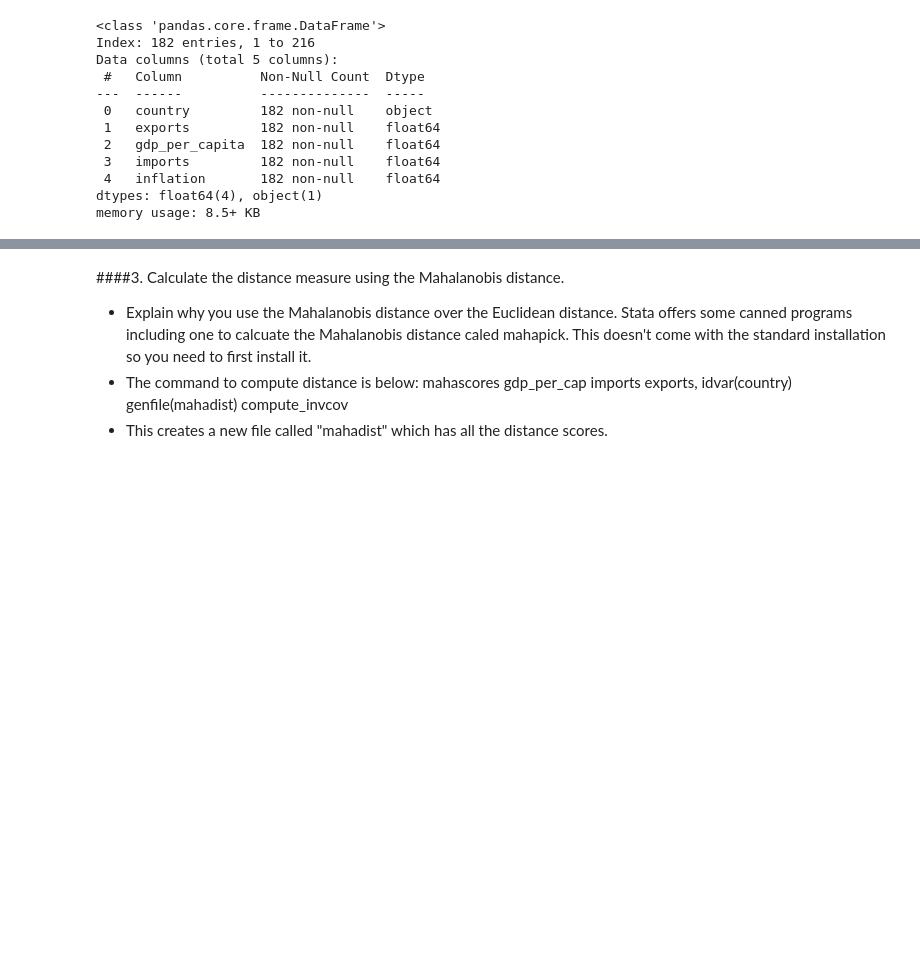
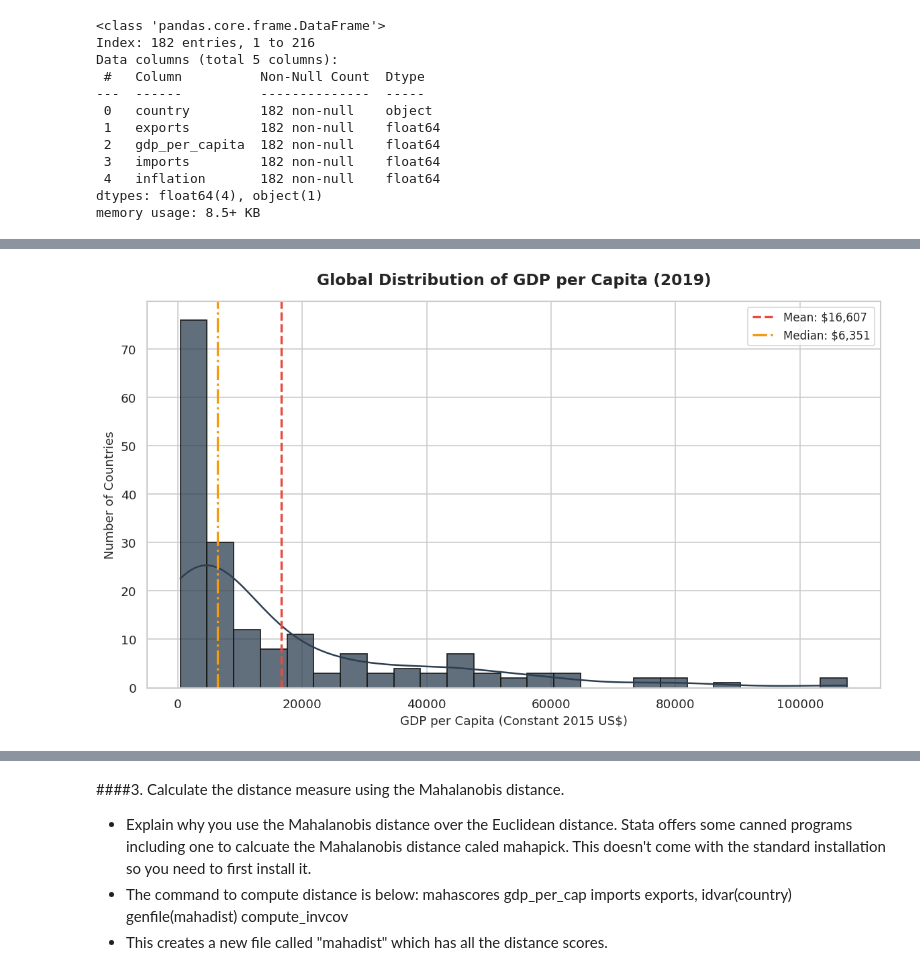
Before and after one commit to chipojaya1/ISS-Economic-Distance, a Jupyter notebook: Economic_distance_analysis.ipynb, the cells around one changed output, grey strips where cells are left out. Cells and saved outputs as stored; diff of their text form; code cells hidden in the pictures; blank space fills up the shorter version.

```diff
--- a/Economic_distance_analysis.ipynb
+++ b/Economic_distance_analysis.ipynb
@@ -216,0 +244,17 @@ Text(0.5, 0, 'Exports of goods and services (% of GDP)')
+# %%
+# 1. Standalone GDP per Capita Distribution
+sns.set_theme(style="whitegrid")
+plt.figure(figsize=(10, 6), dpi=120)
+
+sns.histplot(wdi_df['gdp_per_capita'], kde=True, color='#2C3E50', bins=25, alpha=0.75, edgecolor='#1A1A1A')
+plt.axvline(wdi_df['gdp_per_capita'].mean(), color='#E74C3C', linestyle='--', linewidth=2, label=f"Mean: ${wdi_df['gdp_per_capita'].mean():,.0f}")
+plt.axvline(wdi_df['gdp_per_capita'].median(), color='#F39C12', linestyle='-.', linewidth=2, label=f"Median: ${wdi_df['gdp_per_capita'].median():,.0f}")
+
+plt.title('Global Distribution of GDP per Capita (2019)', fontsize=14, fontweight='bold', pad=15)
+plt.xlabel('GDP per Capita (Constant 2015 US$)', fontsize=11)
+plt.ylabel('Number of Countries', fontsize=11)
+plt.legend(loc='upper right', frameon=True, fontsize=10)
+plt.tight_layout()
+plt.show()
+# %% [output]
+[figure, added]
```
Also changed, not shown: parts of 14 cells of this notebook.
